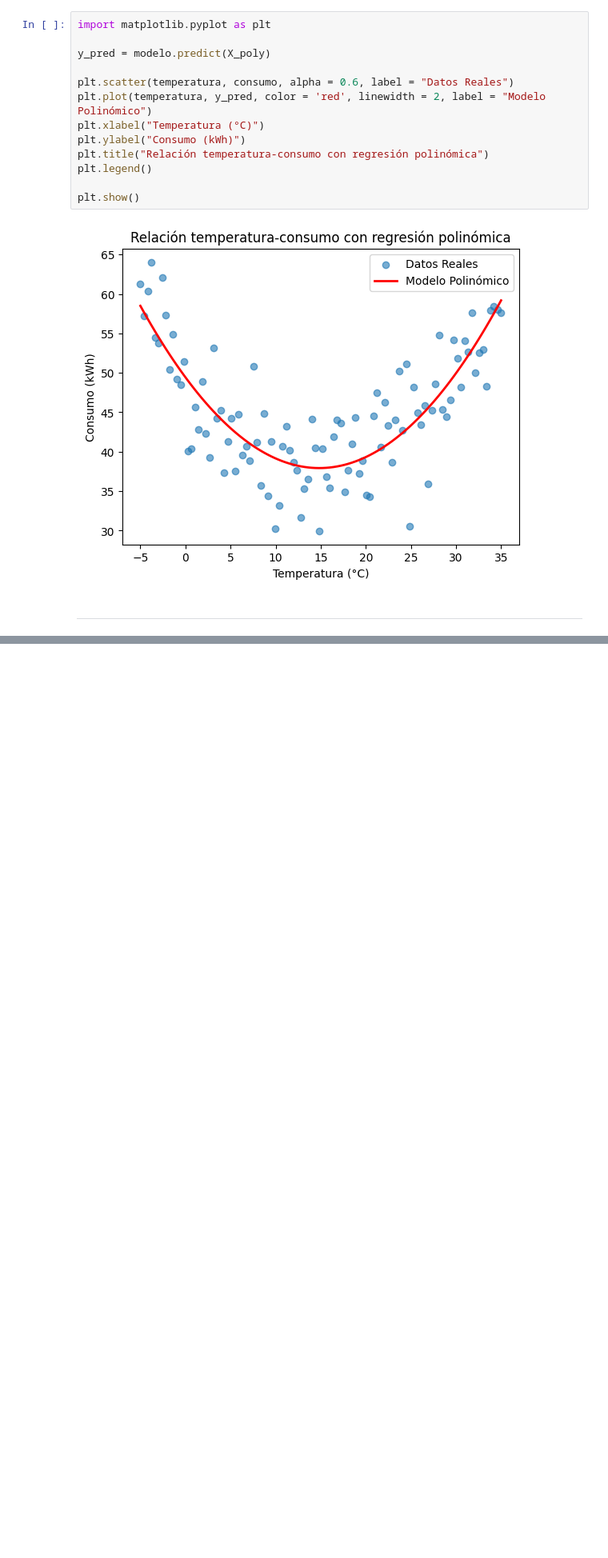
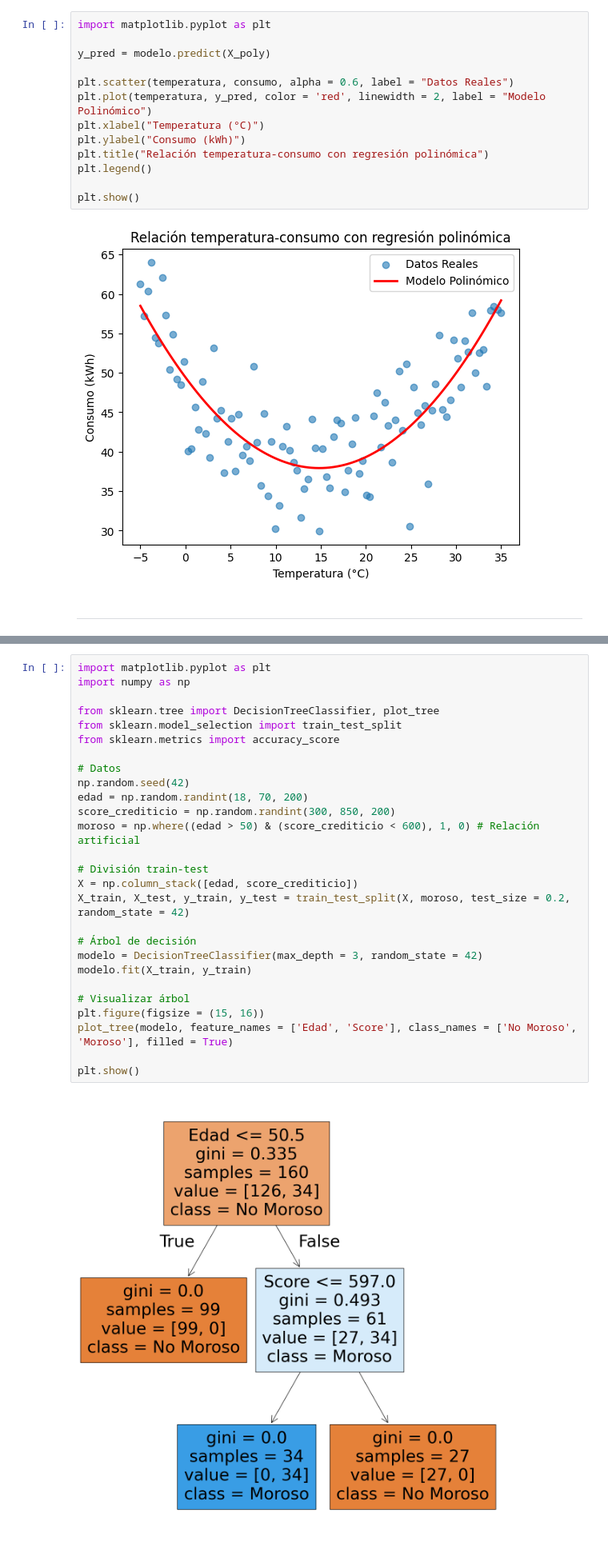
Before and after one commit to rodrigoalegre210/IA, a Jupyter notebook: IA-8.ipynb, the cells around one changed output, grey strips where cells are left out. Shown at 80% size. Cells and saved outputs as stored; diff of their text form; blank space fills up the shorter version.

```diff
--- a/IA-8.ipynb
+++ b/IA-8.ipynb
@@ -129,0 +134,29 @@ plt.show()
+# %%
+import matplotlib.pyplot as plt
+import numpy as np
+
+from sklearn.tree import DecisionTreeClassifier, plot_tree
+from sklearn.model_selection import train_test_split
+from sklearn.metrics import accuracy_score
+
+# Datos
+np.random.seed(42)
+edad = np.random.randint(18, 70, 200)
+score_crediticio = np.random.randint(300, 850, 200)
+moroso = np.where((edad > 50) & (score_crediticio < 600), 1, 0) # Relación artificial
+
+# División train-test
+X = np.column_stack([edad, score_crediticio])
+X_train, X_test, y_train, y_test = train_test_split(X, moroso, test_size = 0.2, random_state = 42)
+
+# Árbol de decisión
+modelo = DecisionTreeClassifier(max_depth = 3, random_state = 42)
+modelo.fit(X_train, y_train)
+
+# Visualizar árbol
+plt.figure(figsize = (15, 16))
+plot_tree(modelo, feature_names = ['Edad', 'Score'], class_names = ['No Moroso', 'Moroso'], filled = True)
+
+plt.show()
+# %% [output]
+[figure, added]
```
Also changed, not shown: parts of 12 cells of this notebook.
